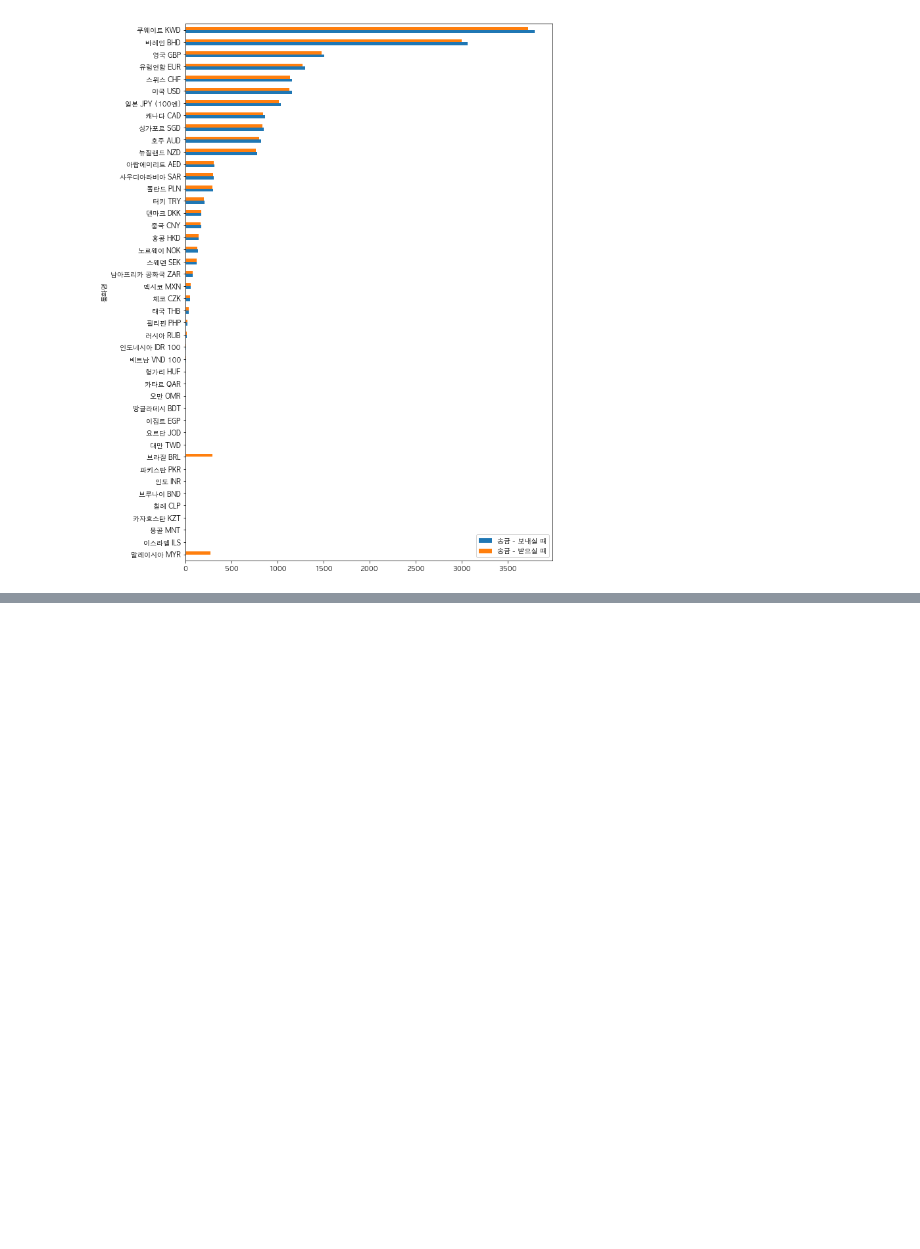
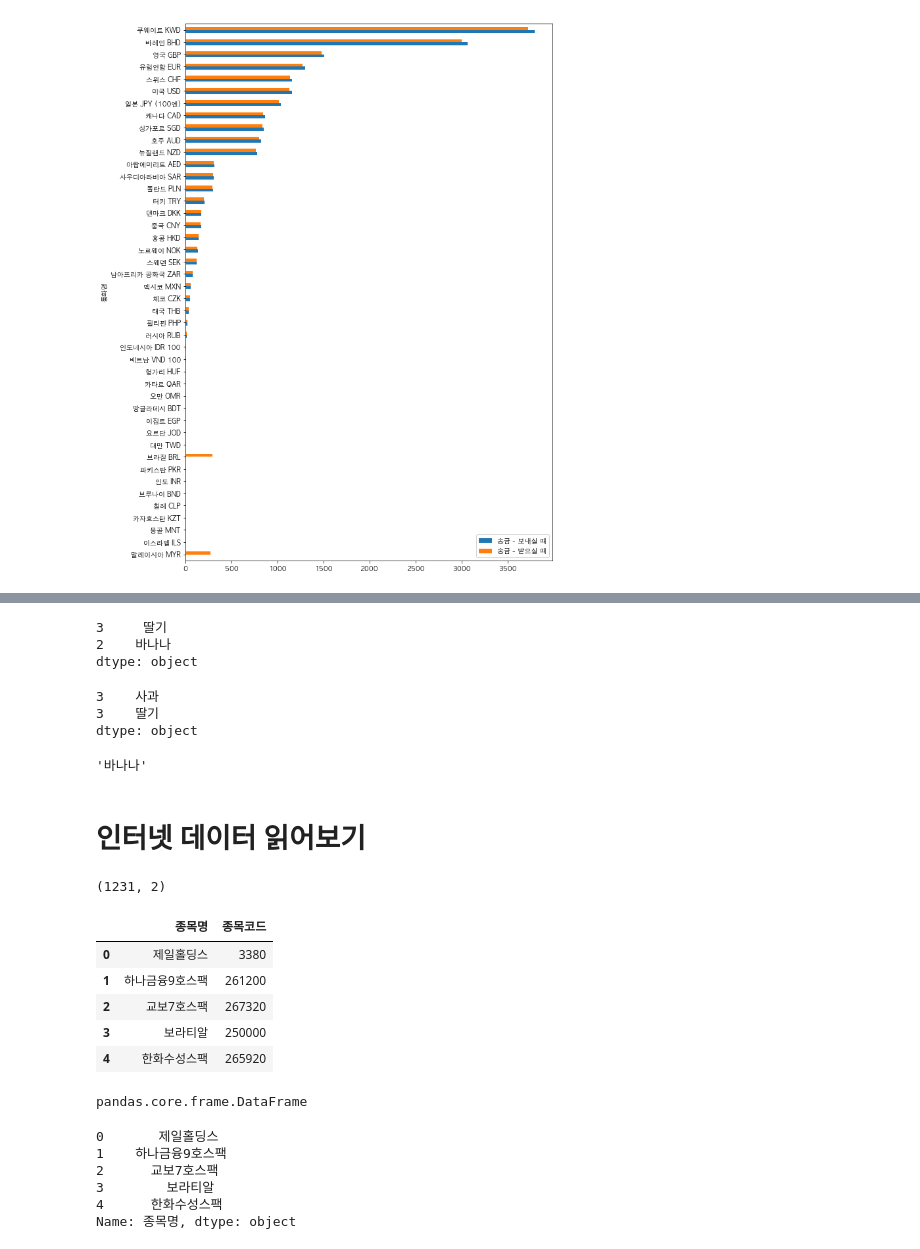
Before and after one commit to CodingSta/demo-ls-201904-pandas, a Jupyter notebook: Pandas 01.ipynb, the cells around one changed output, grey strips where cells are left out. Cells and saved outputs as stored; diff of their text form; code cells hidden in the pictures; blank space fills up the shorter version.

```diff
--- a/Pandas 01.ipynb
+++ b/Pandas 01.ipynb
@@ -65,0 +97,46 @@ df2[names].plot(kind='barh', figsize=(10, 15))
+# %%
+pd.Series({3: '사과', 2: '바나나', 3: '딸기'})
+# %% [output]
+3     딸기
+2    바나나
+dtype: object
+# %%
+series2[3]
+# %% [output]
+3    사과
+3    딸기
+dtype: object
+# %%
+series2[2]
+# %% [output]
+'바나나'
+# %% [markdown]
+# 인터넷 데이터 읽어보기
+# %%
+코스닥_csv_url = "https://goo.gl/3p3bSG"
+코피스_csv_url = "https://goo.gl/aUHznC"
+# %%
+df = pd.read_csv(코스닥_csv_url)
+print(df.shape)
+df.head()  # 상위 5행
+# %% [output]
+(1231, 2)
+|  | 종목명 | 종목코드 |
+| 0 | 제일홀딩스 | 3380 |
+| 1 | 하나금융9호스팩 | 261200 |
+| 2 | 교보7호스팩 | 267320 |
+| 3 | 보라티알 | 250000 |
+| 4 | 한화수성스팩 | 265920 |
+# %%
+type(df)
+# %% [output]
+pandas.core.frame.DataFrame
+# %%
+df['종목명'].head()  # 한 컬럼
+# %% [output]
+0       제일홀딩스
+1    하나금융9호스팩
+2      교보7호스팩
+3        보라티알
+4      한화수성스팩
+Name: 종목명, dtype: object
```
Also changed, not shown: parts of 12 cells of this notebook.
